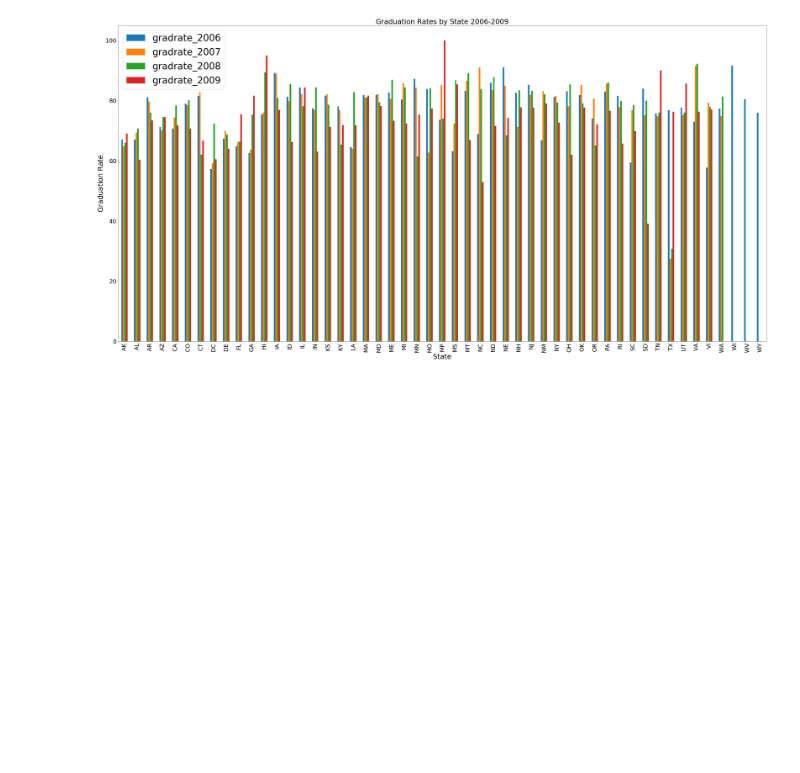
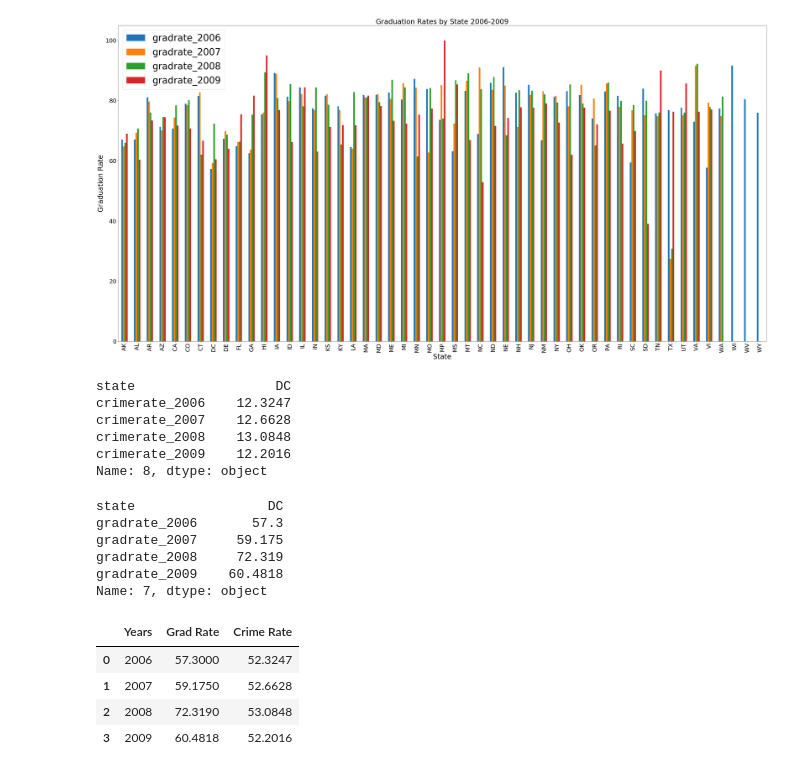
Before and after one commit to klcurtiss/Project1work, a Jupyter notebook: AP Project 1.ipynb, the cells around one changed output. Cells and saved outputs as stored; diff of their text form; code cells hidden in the pictures; blank space fills up the shorter version.

```diff
--- a/AP Project 1.ipynb
+++ b/AP Project 1.ipynb
@@ -606,3 +606,36 @@ plt.tick_params(labelsize=25)
 plt.show()
 # %% [output]
 [figure]
+# %%
+crimerates_allyears.iloc[8]
+# %% [output]
+state                  DC
+crimerate_2006    12.3247
+crimerate_2007    12.6628
+crimerate_2008    13.0848
+crimerate_2009    12.2016
+Name: 8, dtype: object
+# %%
+gradrates_allyears.iloc[7]
+# %% [output]
+state                 DC
+gradrate_2006       57.3
+gradrate_2007     59.175
+gradrate_2008     72.319
+gradrate_2009    60.4818
+Name: 7, dtype: object
+# %%
+DC_grads_crime = {'Years': ['2006','2007', '2008', '2009'],
+            'Grad Rate': [57.3,59.175,72.319,60.4818],
+            'Crime Rate': [52.3247,52.6628,53.0848,52.2016]
+        }
+
+DC_grads_crime_df = pd.DataFrame(DC_grads_crime, columns = ['Years','Grad Rate','Crime Rate'])
+
+DC_grads_crime_df
+# %% [output]
+|  | Years | Grad Rate | Crime Rate |
+| 0 | 2006 | 57.3000 | 52.3247 |
+| 1 | 2007 | 59.1750 | 52.6628 |
+| 2 | 2008 | 72.3190 | 53.0848 |
+| 3 | 2009 | 60.4818 | 52.2016 |
```
Also changed, not shown: parts of 5 cells of this notebook.
